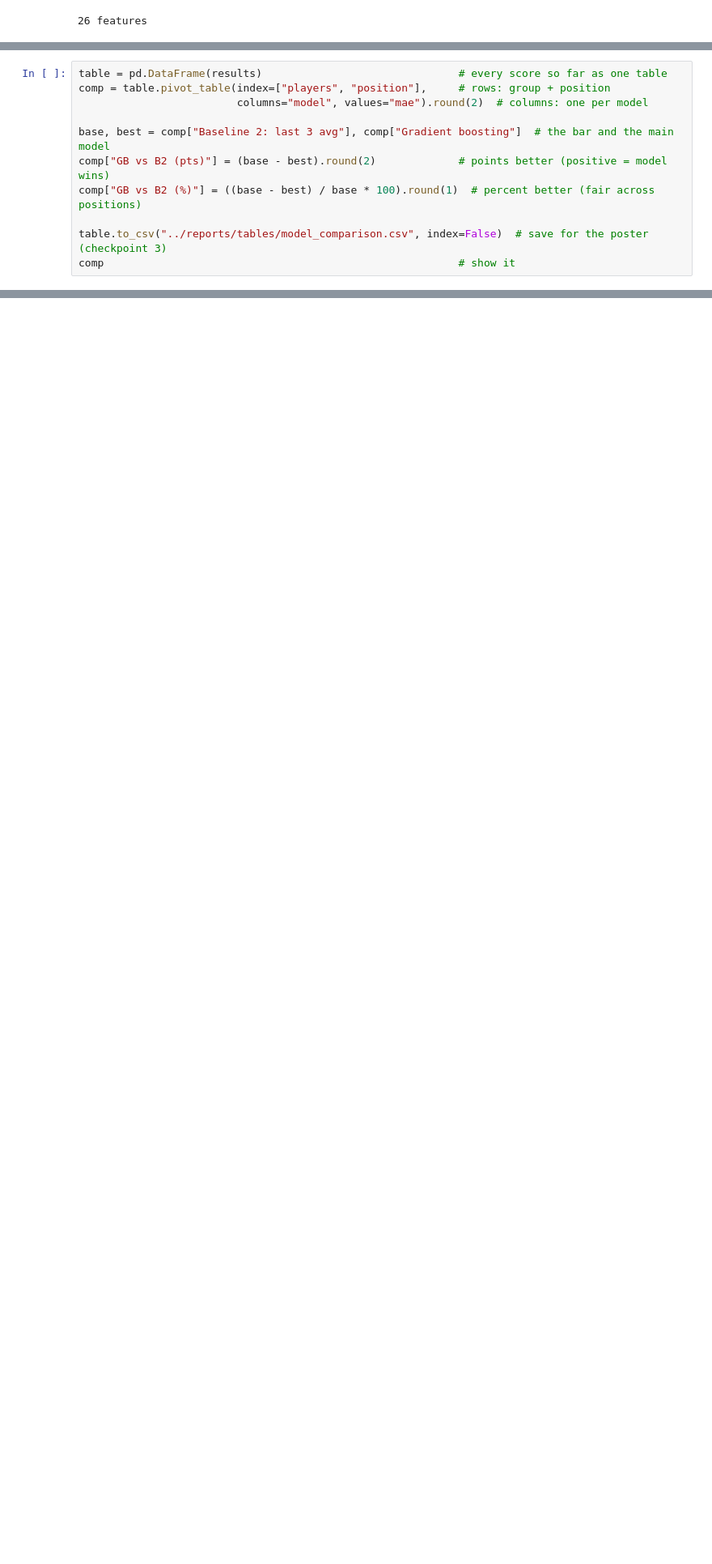
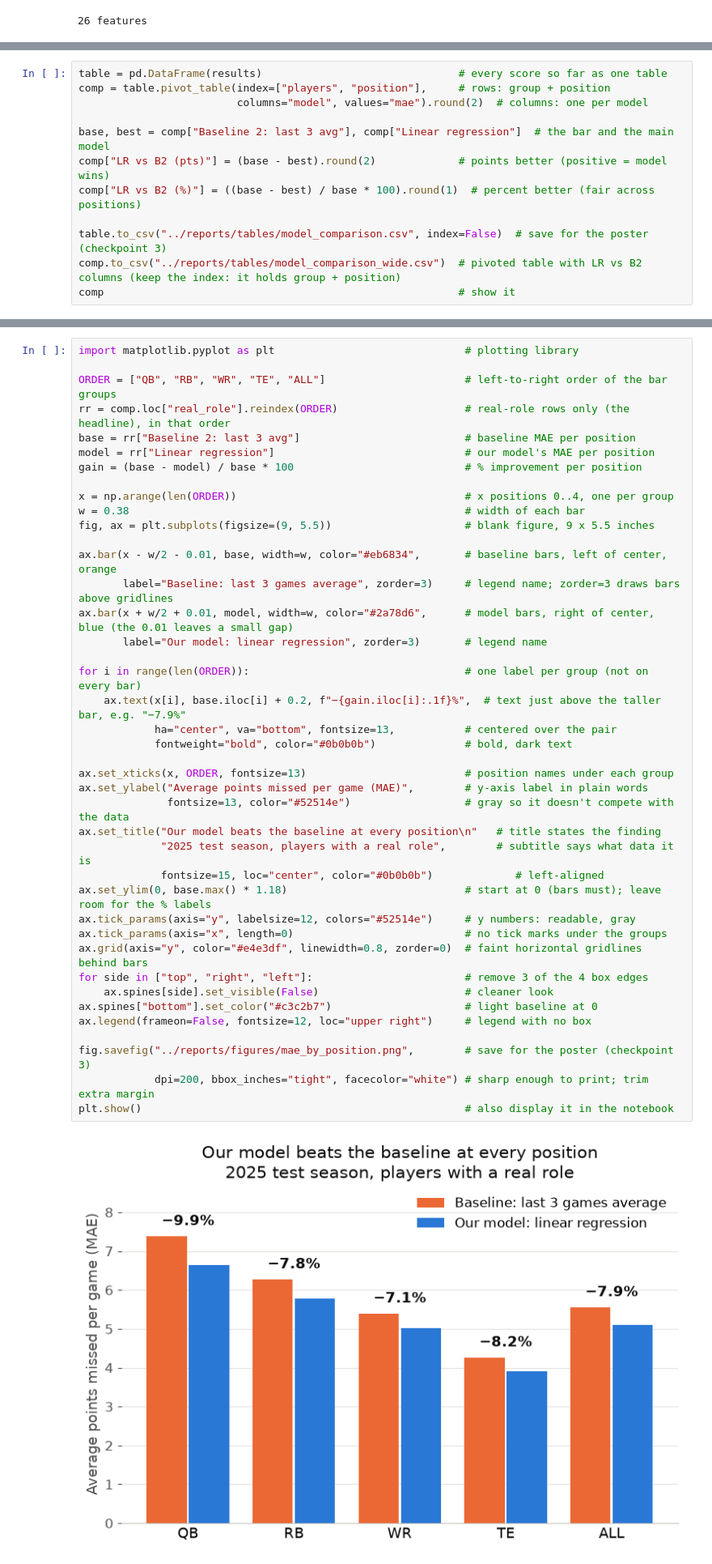
Before and after one commit to farazayub06/fantasy-football-ml, a Jupyter notebook: notebooks/05_baselines_models.ipynb, the cells around one changed output, grey strips where cells are left out. Shown at 81% size. Drawn from its saved outputs; the diff is of its cells as text; blank space fills up the shorter version.

Commit message:
added bar chart of real-role MAE by position Baseline 2 vs our linear regression model

```diff
--- a/notebooks/05_baselines_models.ipynb
+++ b/notebooks/05_baselines_models.ipynb
@@ -106,11 +106,12 @@ table = pd.DataFrame(results)                               # every score so far
 comp = table.pivot_table(index=["players", "position"],     # rows: group + position
                          columns="model", values="mae").round(2)  # columns: one per model
 
-base, best = comp["Baseline 2: last 3 avg"], comp["Gradient boosting"]  # the bar and the main model
-comp["GB vs B2 (pts)"] = (base - best).round(2)             # points better (positive = model wins)
-comp["GB vs B2 (%)"] = ((base - best) / base * 100).round(1)  # percent better (fair across positions)
+base, best = comp["Baseline 2: last 3 avg"], comp["Linear regression"]  # the bar and the main model
+comp["LR vs B2 (pts)"] = (base - best).round(2)             # points better (positive = model wins)
+comp["LR vs B2 (%)"] = ((base - best) / base * 100).round(1)  # percent better (fair across positions)
 
 table.to_csv("../reports/tables/model_comparison.csv", index=False)  # save for the poster (checkpoint 3)
+comp.to_csv("../reports/tables/model_comparison_wide.csv")  # pivoted table with LR vs B2 columns (keep the index: it holds group + position)
 comp                                                        # show it
 # %% [output]
 |  | model | Baseline 1: last game | Baseline 2: last 3 avg | Gradient boosting | Linear regression | ... |
@@ -148,3 +149,46 @@ pd.DataFrame(val_scores).pivot(index="position", columns="model", values="mae")
 | RB | 5.55 | 5.49 |
 | TE | 3.97 | 3.86 |
 | WR | 5.27 | 5.22 |
+# %%
+import matplotlib.pyplot as plt                              # plotting library
+
+ORDER = ["QB", "RB", "WR", "TE", "ALL"]                      # left-to-right order of the bar groups
+rr = comp.loc["real_role"].reindex(ORDER)                    # real-role rows only (the headline), in that order
+base = rr["Baseline 2: last 3 avg"]                          # baseline MAE per position
+model = rr["Linear regression"]                              # our model's MAE per position
+gain = (base - model) / base * 100                           # % improvement per position
+
+x = np.arange(len(ORDER))                                    # x positions 0..4, one per group
+w = 0.38                                                     # width of each bar
+fig, ax = plt.subplots(figsize=(9, 5.5))                     # blank figure, 9 x 5.5 inches
+
+ax.bar(x - w/2 - 0.01, base, width=w, color="#eb6834",       # baseline bars, left of center, orange
+       label="Baseline: last 3 games average", zorder=3)     # legend name; zorder=3 draws bars above gridlines
+ax.bar(x + w/2 + 0.01, model, width=w, color="#2a78d6",      # model bars, right of center, blue (the 0.01 leaves a small gap)
+       label="Our model: linear regression", zorder=3)       # legend name
+
+for i in range(len(ORDER)):                                  # one label per group (not on every bar)
+    ax.text(x[i], base.iloc[i] + 0.2, f"−{gain.iloc[i]:.1f}%",  # text just above the taller bar, e.g. "−7.9%"
+            ha="center", va="bottom", fontsize=13,           # centered over the pair
+            fontweight="bold", color="#0b0b0b")              # bold, dark text
+
+ax.set_xticks(x, ORDER, fontsize=13)                         # position names under each group
+ax.set_ylabel("Average points missed per game (MAE)",        # y-axis label in plain words
+              fontsize=13, color="#52514e")                  # gray so it doesn't compete with the data
+ax.set_title("Our model beats the baseline at every position\n"   # title states the finding
+             "2025 test season, players with a real role",        # subtitle says what data it is
+             fontsize=15, loc="center", color="#0b0b0b")             # left-aligned
+ax.set_ylim(0, base.max() * 1.18)                            # start at 0 (bars must); leave room for the % labels
+ax.tick_params(axis="y", labelsize=12, colors="#52514e")     # y numbers: readable, gray
+ax.tick_params(axis="x", length=0)                           # no tick marks under the groups
+ax.grid(axis="y", color="#e4e3df", linewidth=0.8, zorder=0)  # faint horizontal gridlines behind bars
+for side in ["top", "right", "left"]:                        # remove 3 of the 4 box edges
+    ax.spines[side].set_visible(False)                       # cleaner look
+ax.spines["bottom"].set_color("#c3c2b7")                     # light baseline at 0
+ax.legend(frameon=False, fontsize=12, loc="upper right")     # legend with no box
+
+fig.savefig("../reports/figures/mae_by_position.png",        # save for the poster (checkpoint 3)
+            dpi=200, bbox_inches="tight", facecolor="white") # sharp enough to print; trim extra margin
+plt.show()                                                   # also display it in the notebook
+# %% [output]
+[figure, added]
```
Also changed, not shown: 1 other file.
